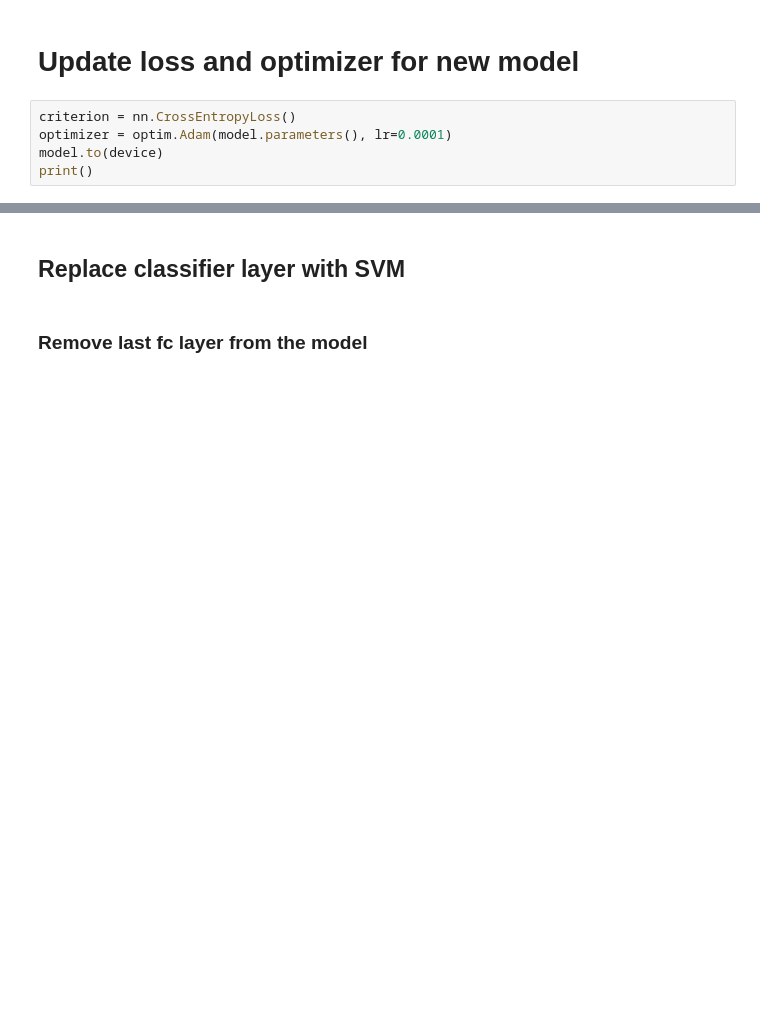
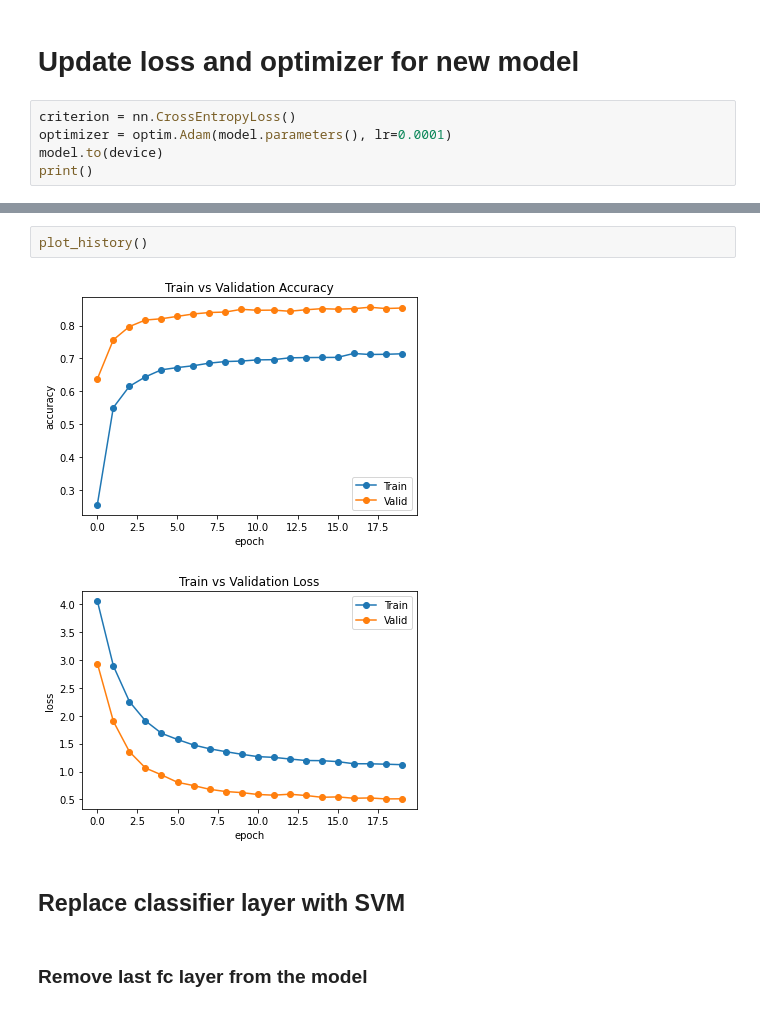
Before and after one commit to tiskus333/SNR_ResNet50, a Jupyter notebook: Resnet_test.ipynb, the cells around one changed output, grey strips where cells are left out. Drawn from its saved outputs; the diff is of its cells as text; blank space fills up the shorter version.

```diff
--- a/Resnet_test.ipynb
+++ b/Resnet_test.ipynb
@@ -153,3 +213,8 @@ Loss: 0.5682, TOP_1: 0.847%, TOP_2: 0.944%, TOP_5: 0.987%
+# %%
+plot_history()
+# %% [output]
+[figure, added]
+[figure, added]
 # %% [markdown]
 ## Replace classifier layer with SVM
 # %% [markdown]
```
Also changed, not shown: parts of 30 cells of this notebook, 5 other files.
